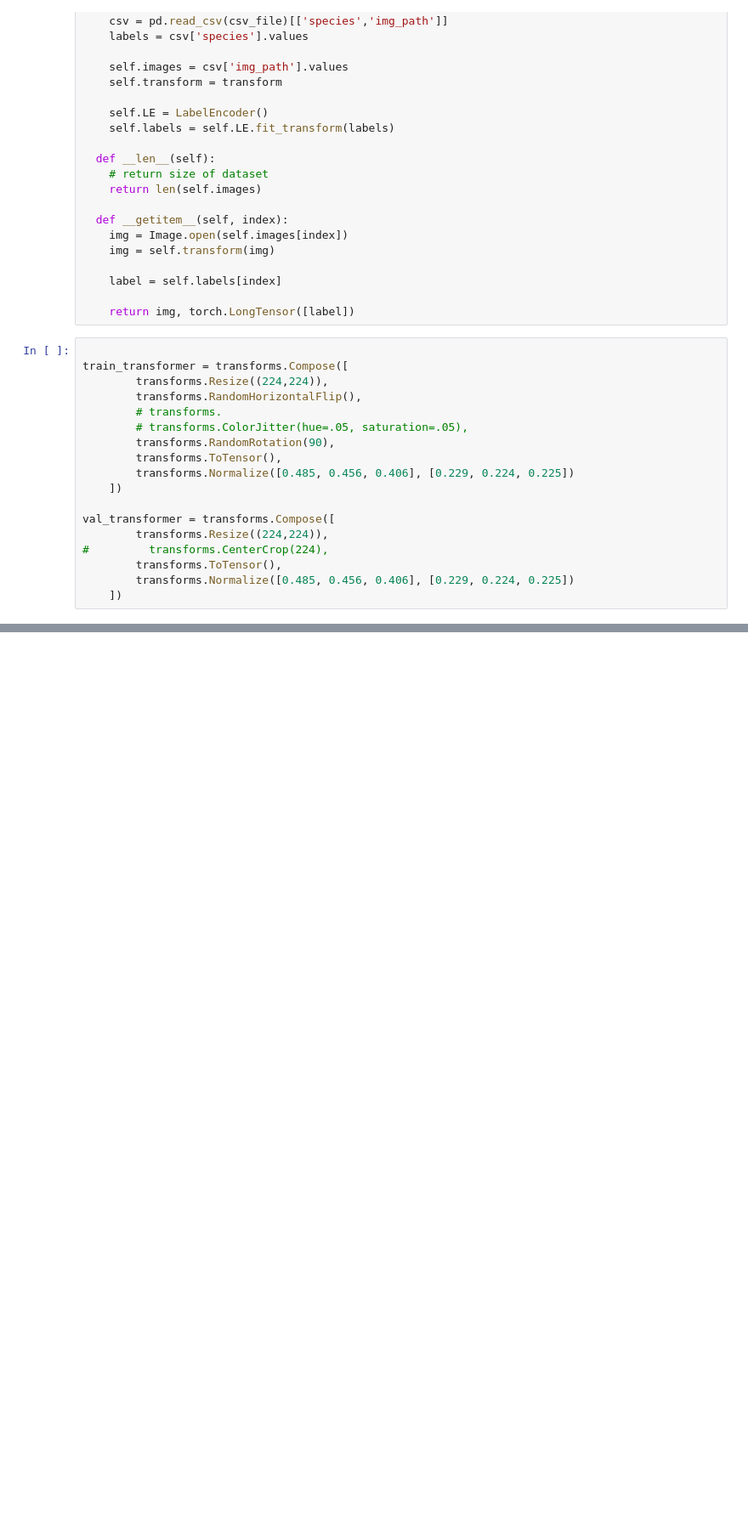
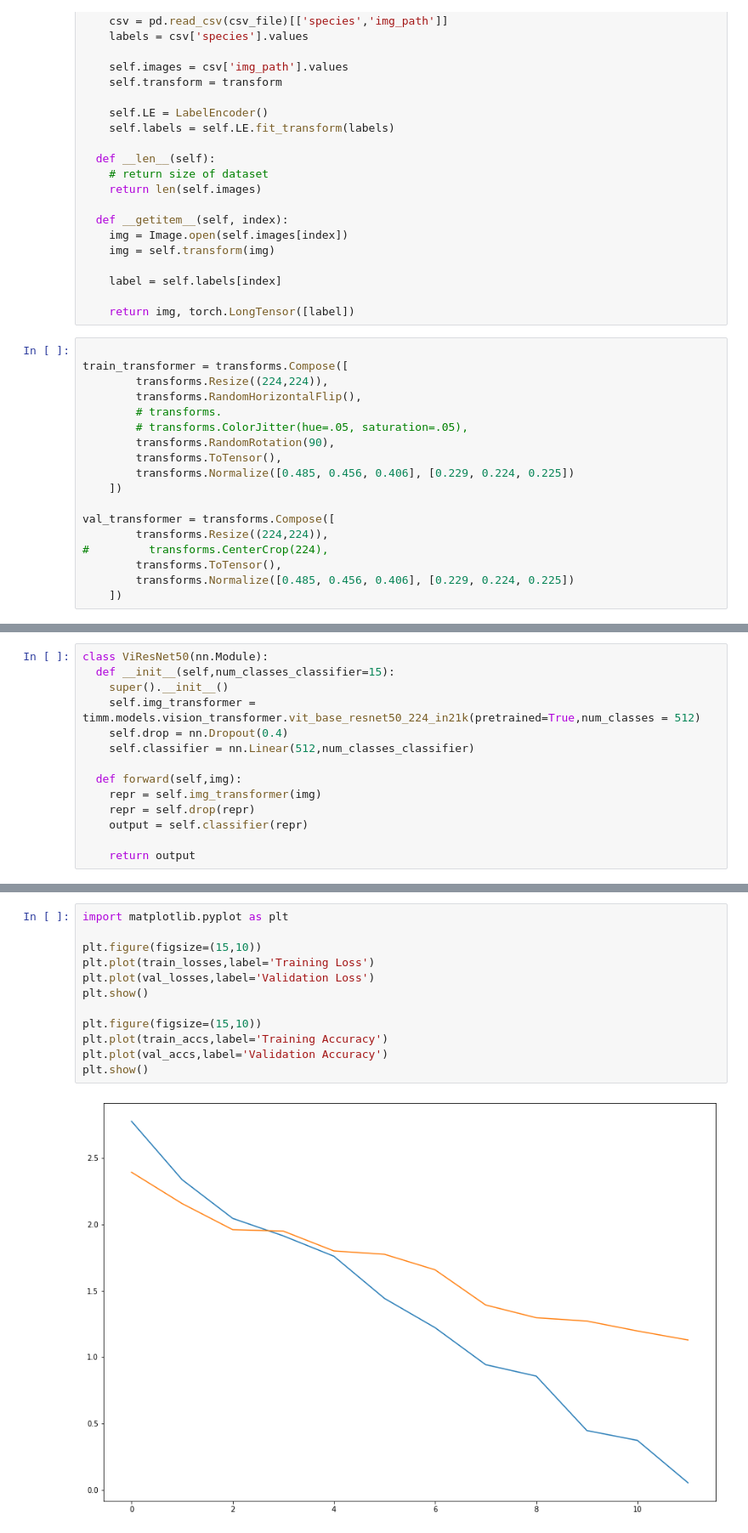
Before and after one commit to AmbiTyga/Bio-VI-BERT, a Jupyter notebook: Pre_trained_Image_Transformer.ipynb, the cells around one changed output, grey strips where cells are left out. Shown at 85% size. Saved outputs shown, nothing was run; the diff lists cells and outputs as text; blank space fills up the shorter version.

```diff
--- a/Pre_trained_Image_Transformer.ipynb
+++ b/Pre_trained_Image_Transformer.ipynb
@@ -365,0 +409,14 @@ plt.show()
+# %%
+class ViResNet50(nn.Module):
+  def __init__(self,num_classes_classifier=15):
+    super().__init__()
+    self.img_transformer = timm.models.vision_transformer.vit_base_resnet50_224_in21k(pretrained=True,num_classes = 512)
+    self.drop = nn.Dropout(0.4)
+    self.classifier = nn.Linear(512,num_classes_classifier)
+
+  def forward(self,img):
+    repr = self.img_transformer(img)
+    repr = self.drop(repr)
+    output = self.classifier(repr)
+
+    return output
@@ -365,0 +539,14 @@ plt.show()
+# %%
+import matplotlib.pyplot as plt
+
+plt.figure(figsize=(15,10))
+plt.plot(train_losses,label='Training Loss')
+plt.plot(val_losses,label='Validation Loss')
+plt.show()
+
+plt.figure(figsize=(15,10))
+plt.plot(train_accs,label='Training Accuracy')
+plt.plot(val_accs,label='Validation Accuracy')
+plt.show()
+# %% [output]
+[figure, added]
```
Also changed, not shown: parts of 25 cells of this notebook.
